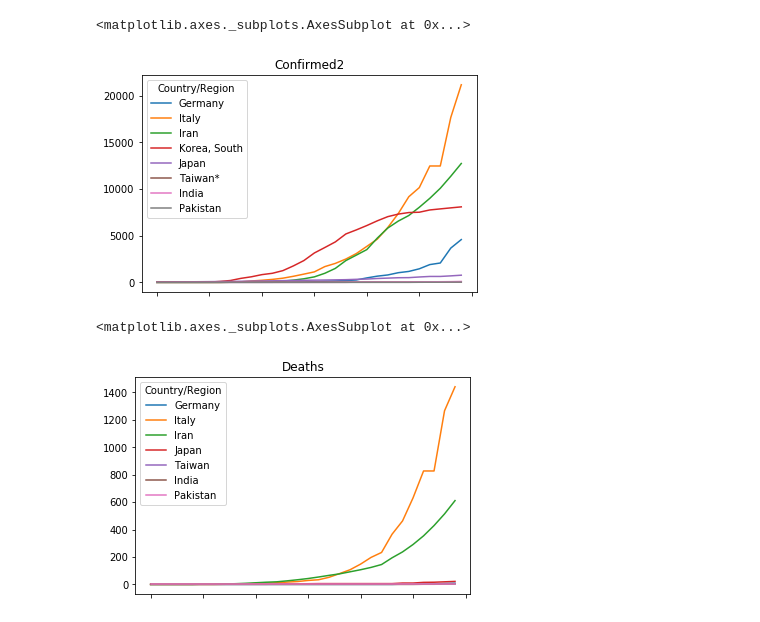
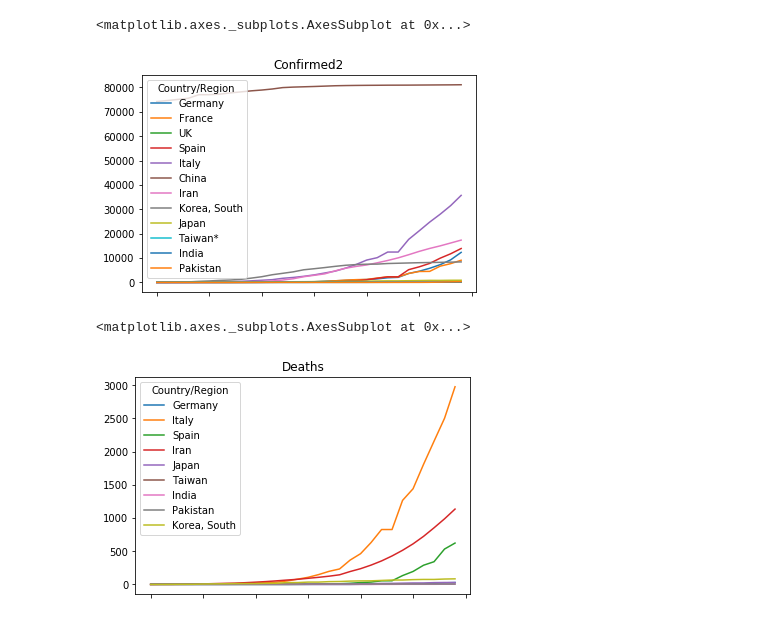
Before and after one commit to HermannBerg/MyCoronAnalysis, a Jupyter notebook: coronanalysis.ipynb, the cells around one changed output. Cells and saved outputs as stored; diff of their text form; code cells hidden in the pictures.

```diff
--- a/coronanalysis.ipynb
+++ b/coronanalysis.ipynb
@@ -5,6 +5,7 @@ import pandas as pd
 
 confirmed_raw = pd.read_csv("https://raw.githubusercontent.com/CSSEGISandData/COVID-19/master/csse_covid_19_data/csse_covid_19_time_series/time_series_19-covid-Confirmed.csv", index_col = 'Country/Region')
 confirmed = pd.DataFrame(confirmed_raw.groupby('Country/Region').sum())
+confirmed = confirmed.sort_values(by='3/15/20')
 
 deaths_raw = pd.read_csv("https://raw.githubusercontent.com/CSSEGISandData/COVID-19/master/csse_covid_19_data/csse_covid_19_time_series/time_series_19-covid-Deaths.csv", index_col = 'Country/Region')
 deaths = pd.DataFrame(deaths_raw.groupby('Country/Region').sum())
@@ -22,19 +25,19 @@ cf1.plot.line(title='Confirmed1')
 # %%
-selection2 = confirmed.loc[['Germany','Italy','Iran','Korea, South','Japan','Taiwan*','India','Pakistan']]
+selection2 = confirmed.loc[['Germany','France','UK','Spain','Italy','China','Iran','Korea, South','Japan','Taiwan*','India','Pakistan']]
 cf2 = selection2.transpose().tail(30)
 
 cf2.plot.line(title='Confirmed2')
 # %% [output]
 <matplotlib.axes._subplots.AxesSubplot at 0x...>
-[figure, old version]
+[figure, new version]
 # %%
-selection3 = deaths.loc[['Germany','Italy','Iran','Japan','Taiwan','India','Pakistan']]
+selection3 = deaths.loc[['Germany','Italy','Spain','Iran','Japan','Taiwan','India','Pakistan','Korea, South']]
 ds1 = selection3.transpose().tail(30)
 
 ds1.plot.line(title='Deaths')
 # %% [output]
 <matplotlib.axes._subplots.AxesSubplot at 0x...>
-[figure, old version]
+[figure, new version]
 # %%
 selection4 = deaths.loc[['Germany','France','Spain','Austria','Switzerland','UK','Poland','Denmark','Pakistan']]
 
```
Also changed, not shown: parts of 5 cells of this notebook.
